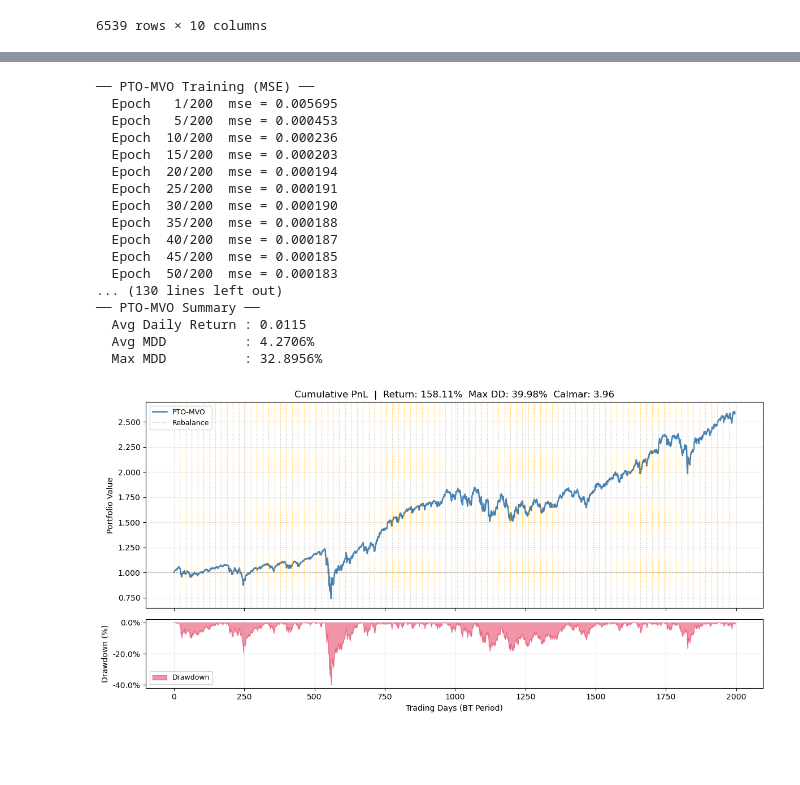
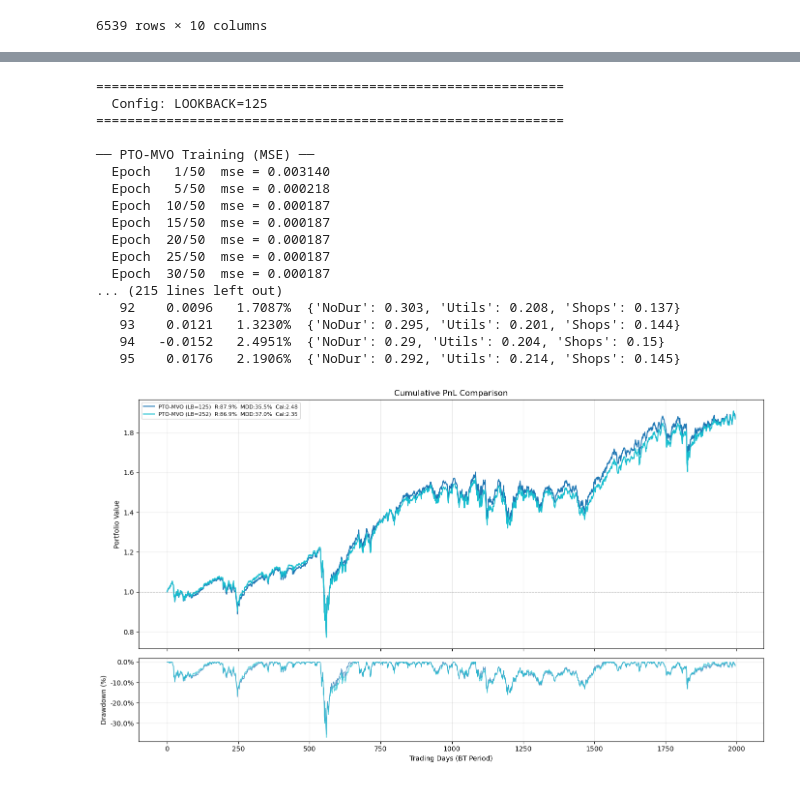
Before and after one commit to taekyounglee1224/cvxpy-portfolio-lab, a Jupyter notebook: DFL-MDD/10_inds.ipynb, the cells around one changed output, grey strips where cells are left out. Saved outputs shown, nothing was run; the diff lists cells and outputs as text; code cells hidden in the pictures; blank space fills up the shorter version.

```diff
--- a/DFL-MDD/10_inds.ipynb
+++ b/DFL-MDD/10_inds.ipynb
@@ -357,43 +597,56 @@ plot_pnl(bt_pto_mdd, horizon=HORIZON, label = 'PTO-MDD')
 # %%
 import importlib
 import pto_mvo
 importlib.reload(pto_mvo)
-from pto_mvo  import train_pto_mvo,  backtest_pto_mvo
+from pto_mvo import train_pto_mvo, backtest_pto_mvo
 
-model_pto_mvo = PredictionModel(INPUT_DIM, HIDDEN_DIM, N, M)
+all_results_mvo = []
 
-train_pto_mvo(model_pto_mvo, is_samples, EPOCHS, BATCH_SIZE, LR)
+for lookback in LOOKBACK_LIST:
 
-bt_pto_mvo = backtest_pto_mvo(
-    pred_model   = model_pto_mvo,
-    rebal_samples= rebal_samples,
-    N            = HORIZON,
-    d            = d,
-    C            = C,
-    lam_mvo      = 1.0,   #risk aversion
-    x_min        = x_min,
-    x_max        = x_max,
-    gamma        = gamma,
-    stock_names  = stock_names,
-)
+    print(f"\n{'='*60}")
+    print(f"  Config: LOOKBACK={lookback}")
+    print(f"{'='*60}")
 
-plot_pnl(bt_pto_mvo, horizon=HORIZON, label = 'PTO-MVO')
+    INPUT_DIM = lookback * N_STOCKS
+
+    is_samples    = make_windows(is_np, lookback, HORIZON,
+                                 start=lookback, end=N_IS)
+    rebal_samples = make_windows(full_np, lookback, HORIZON,
+                                 start=BT_START_IDX, end=BT_START_IDX + N_BT)
+    rebal_samples = rebal_samples[::HORIZON]
+
+    torch.manual_seed(42)
+
+    model_pto_mvo = PredictionModel(INPUT_DIM, HIDDEN_DIM, N, M)
+    train_pto_mvo(model_pto_mvo, is_samples, EPOCHS, BATCH_SIZE, LR)
+
+    bt_pto_mvo = backtest_pto_mvo(
+        model_pto_mvo, rebal_samples, N, d, C,
+        delta=delta,                    # lam_mvo → delta 수정
+        x_min=x_min, x_max=x_max, gamma=gamma,
+        is_mean=is_mean, is_std=is_std,
+        stock_names=stock_names,
+    )
+    all_results_mvo.append((bt_pto_mvo, f"PTO-MVO (LB={lookback})"))
+
+plot_multi_pnl(all_results_mvo)
 # %% [output]
+============================================================
+  Config: LOOKBACK=125
+============================================================
+
 ── PTO-MVO Training (MSE) ──
-  Epoch   1/200  mse = 0.005695
-  Epoch   5/200  mse = 0.000453
-  Epoch  10/200  mse = 0.000236
-  Epoch  15/200  mse = 0.000203
-  Epoch  20/200  mse = 0.000194
-  Epoch  25/200  mse = 0.000191
-  Epoch  30/200  mse = 0.000190
-  Epoch  35/200  mse = 0.000188
-  Epoch  40/200  mse = 0.000187
-  Epoch  45/200  mse = 0.000185
-  Epoch  50/200  mse = 0.000183
-... (130 lines left out)
-── PTO-MVO Summary ──
-  Avg Daily Return : 0.0115
-  Avg MDD          : 4.2706%
-  Max MDD          : 32.8956%
+  Epoch   1/50  mse = 0.003140
+  Epoch   5/50  mse = 0.000218
+  Epoch  10/50  mse = 0.000187
+  Epoch  15/50  mse = 0.000187
+  Epoch  20/50  mse = 0.000187
+  Epoch  25/50  mse = 0.000187
+  Epoch  30/50  mse = 0.000187
+... (215 lines left out)
+   92    0.0096   1.7087%  {'NoDur': 0.303, 'Utils': 0.208, 'Shops': 0.137}
+   93    0.0121   1.3230%  {'NoDur': 0.295, 'Utils': 0.201, 'Shops': 0.144}
+   94   -0.0152   2.4951%  {'NoDur': 0.29, 'Utils': 0.204, 'Shops': 0.15}
+   95    0.0176   2.1906%  {'NoDur': 0.292, 'Utils': 0.214, 'Shops': 0.145}
-[figure, old version]
+[figure, new version]
```
Also changed, not shown: parts of 7 cells of this notebook, 3 other files.
